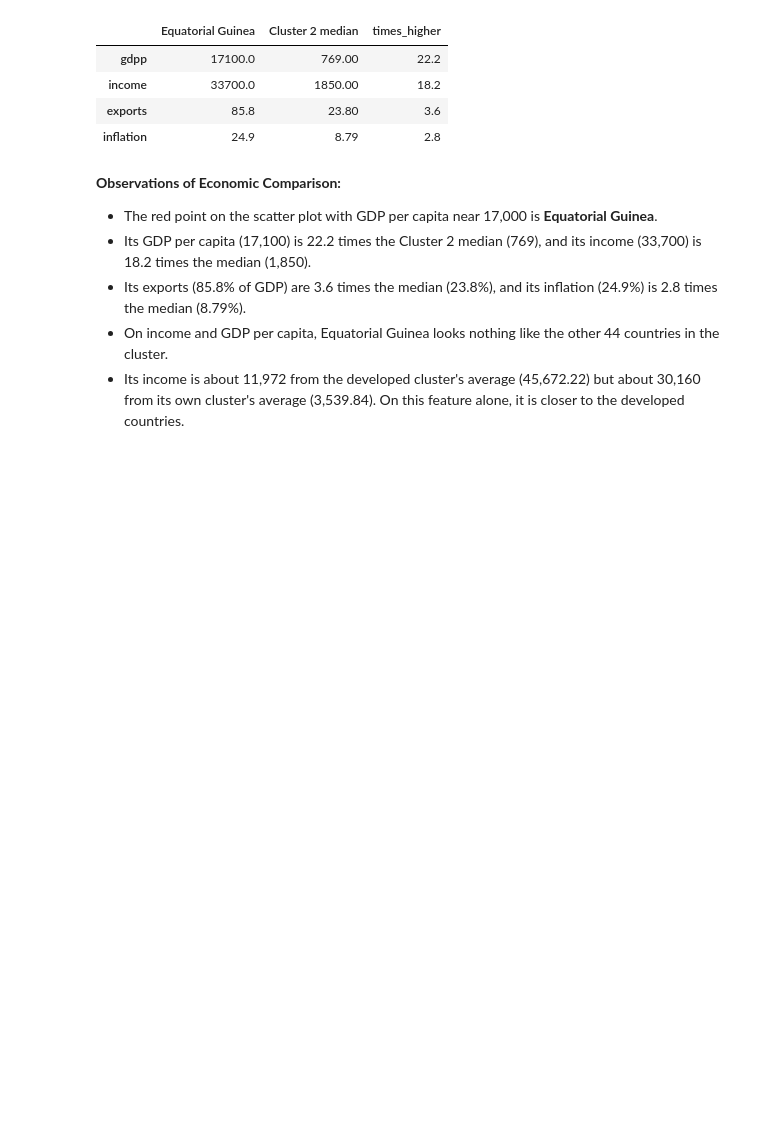
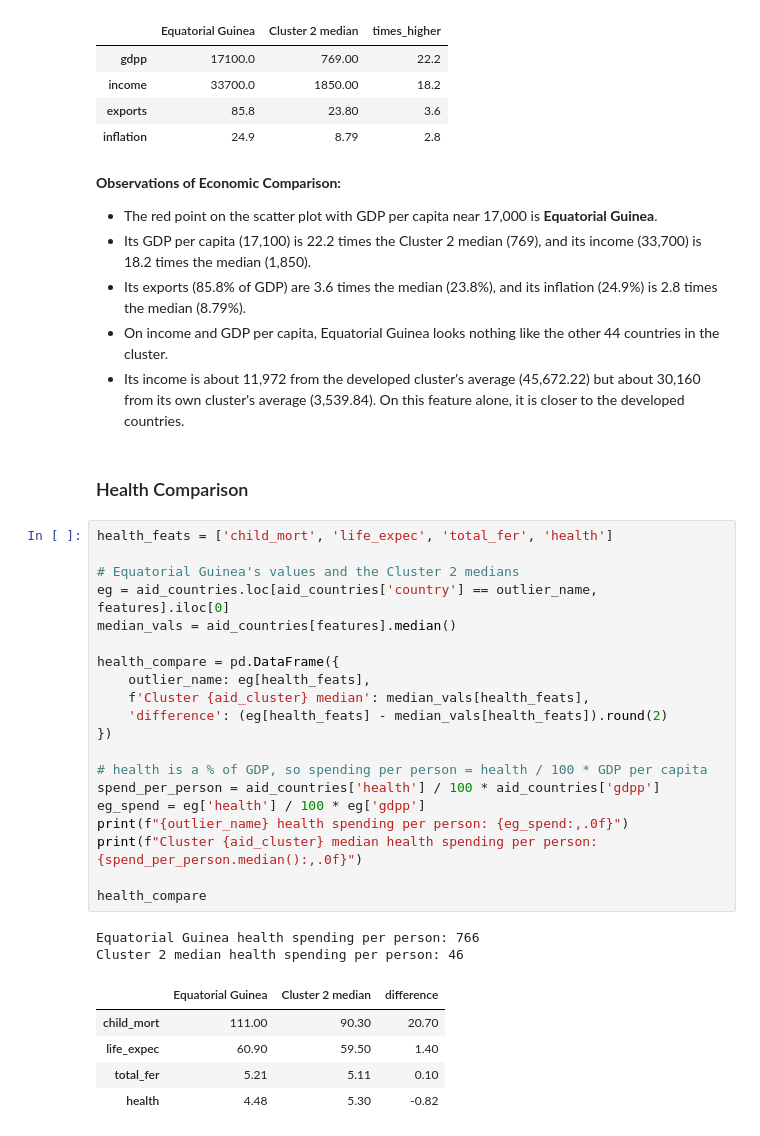
Before and after one commit to AnikaViado/UML_ASG1, a Jupyter notebook: Asg01_Group08_AnikaViado_TroyDelaRosa_VanceCastro_BenThompson.ipynb, the cells around one changed output. Cells and saved outputs as stored; diff of their text form; blank space fills up the shorter version.

Commit message:
Add Health Comparison and Observations

```diff
--- a/Asg01_Group08_AnikaViado_TroyDelaRosa_VanceCastro_BenThompson.ipynb
+++ b/Asg01_Group08_AnikaViado_TroyDelaRosa_VanceCastro_BenThompson.ipynb
@@ -449,3 +451,33 @@ Gap to Cluster 1 average income (45,672.22): 11,972
 - Its exports (85.8% of GDP) are 3.6 times the median (23.8%), and its inflation (24.9%) is 2.8 times the median (8.79%).
 - On income and GDP per capita, Equatorial Guinea looks nothing like the other 44 countries in the cluster.
 - Its income is about 11,972 from the developed cluster's average (45,672.22) but about 30,160 from its own cluster's average (3,539.84). On this feature alone, it is closer to the developed countries.
+# %% [markdown]
+### Health Comparison
+# %%
+health_feats = ['child_mort', 'life_expec', 'total_fer', 'health']
+
+# Equatorial Guinea's values and the Cluster 2 medians
+eg = aid_countries.loc[aid_countries['country'] == outlier_name, features].iloc[0]
+median_vals = aid_countries[features].median()
+
+health_compare = pd.DataFrame({
+    outlier_name: eg[health_feats],
+    f'Cluster {aid_cluster} median': median_vals[health_feats],
+    'difference': (eg[health_feats] - median_vals[health_feats]).round(2)
+})
+
+# health is a % of GDP, so spending per person = health / 100 * GDP per capita
+spend_per_person = aid_countries['health'] / 100 * aid_countries['gdpp']
+eg_spend = eg['health'] / 100 * eg['gdpp']
+print(f"{outlier_name} health spending per person: {eg_spend:,.0f}")
+print(f"Cluster {aid_cluster} median health spending per person: {spend_per_person.median():,.0f}")
+
+health_compare
+# %% [output]
+Equatorial Guinea health spending per person: 766
+Cluster 2 median health spending per person: 46
+|  | Equatorial Guinea | Cluster 2 median | difference |
+| child_mort | 111.00 | 90.30 | 20.70 |
+| life_expec | 60.90 | 59.50 | 1.40 |
+| total_fer | 5.21 | 5.11 | 0.10 |
+| health | 4.48 | 5.30 | -0.82 |
```
Also changed, not shown: parts of 2 cells of this notebook.
